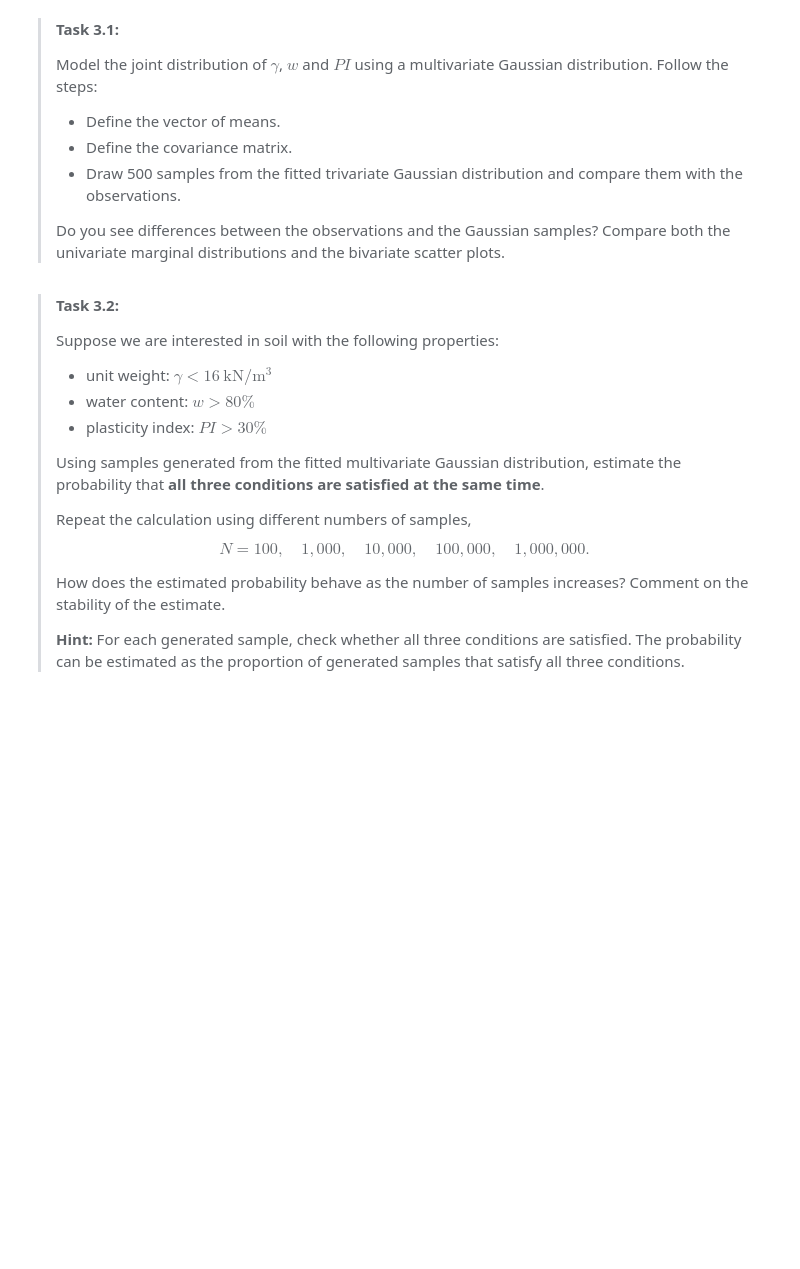
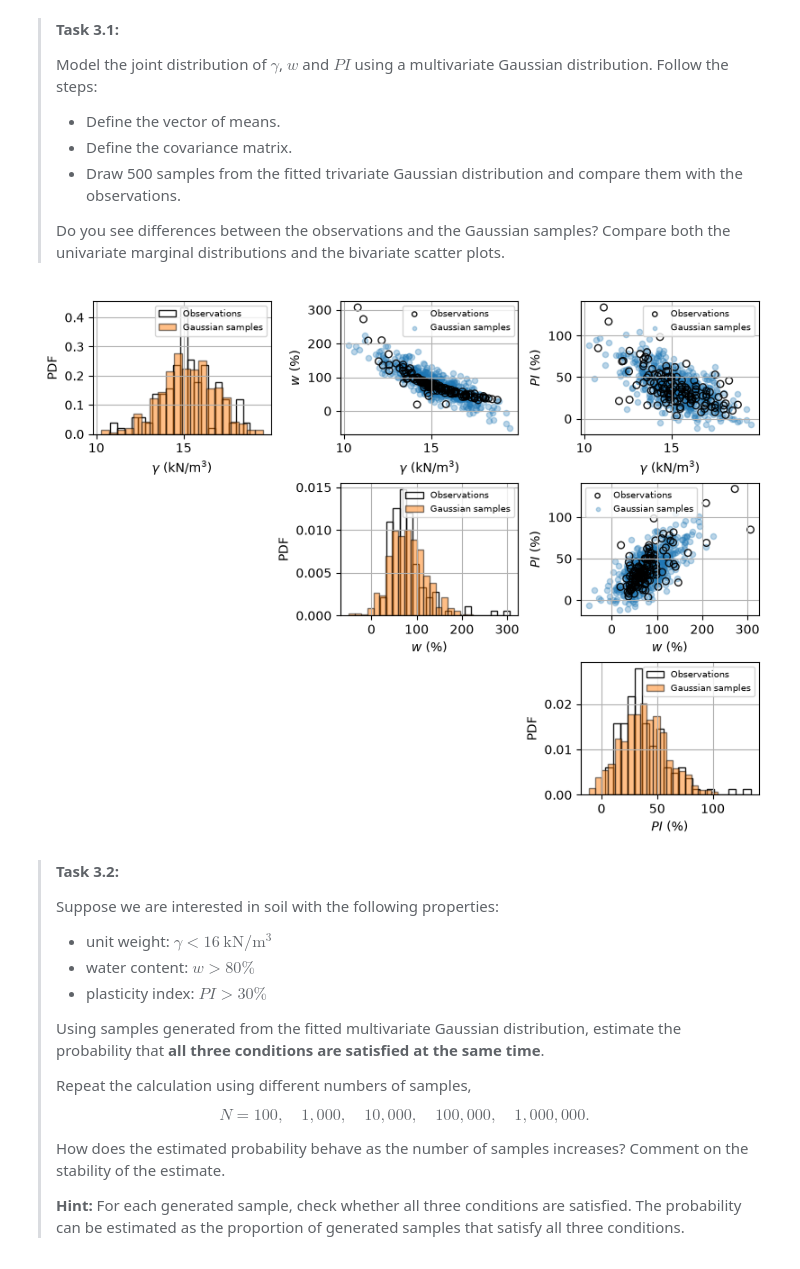
Before and after one commit to LorenzoBellunato/GA1.5, a Jupyter notebook: all_files_GA_1_5/Gaussian_Soil.ipynb, the cells around one changed output. Cells and saved outputs as stored; diff of their text form; code cells hidden in the pictures; blank space fills up the shorter version.

```diff
--- a/all_files_GA_1_5/Gaussian_Soil.ipynb
+++ b/all_files_GA_1_5/Gaussian_Soil.ipynb
@@ -175,9 +175,9 @@ Pearson's correlation coefficient between w and PI is 0.689
 # Define the vector of means
 # ---------------------------------------------------------
 
-mu1 = np.mean(data[:,0], data[:,1])
-mu2 = np.mean(data[:,0], data[:,2])
-mu3 = np.mean(data[:,1], data[:,2])
+mu1 = np.mean(data[:,0])
+mu2 = np.mean(data[:,1])
+mu3 = np.mean(data[:,2])
 
 mu = np.array([mu1, mu2, mu3])
 
@@ -204,7 +204,7 @@ sigma = np.array([
 # Draw 500 samples from the fitted trivariate Gaussian
 # ---------------------------------------------------------
 
-samples = ### YOUR CODE HERE ###
+samples = multivariate_normal(mean=mu, cov=sigma).rvs(size=500)
 
 
 # ---------------------------------------------------------
@@ -266,33 +266,35 @@ for i in range(data.shape[1]):
 
             # Observations on top
             axs[i, j].scatter(
                 data[:, i],
                 data[:, j],
                 alpha=0.9,
                 s=30,
                 edgecolor='black',
                 facecolor='none',
                 label='Observations'
             )
 
             axs[i, j].set_xlabel(variable_names[i])
             axs[i, j].set_ylabel(variable_names[j])
 
             # Put observations first in legend
             handles, labels = axs[i, j].get_legend_handles_labels()
 
             axs[i, j].legend(
                 [handles[1], handles[0]],
                 [labels[1], labels[0]],
                 fontsize=7,
                 markerscale=0.7
             )
 
         else:
 
             axs[i, j].axis('off')
 
 plt.show()
+# %% [output]
+[figure, added]
 # %% [markdown]
 > **Task 3.2:**
 >
```
Also changed, not shown: parts of 4 cells of this notebook.
